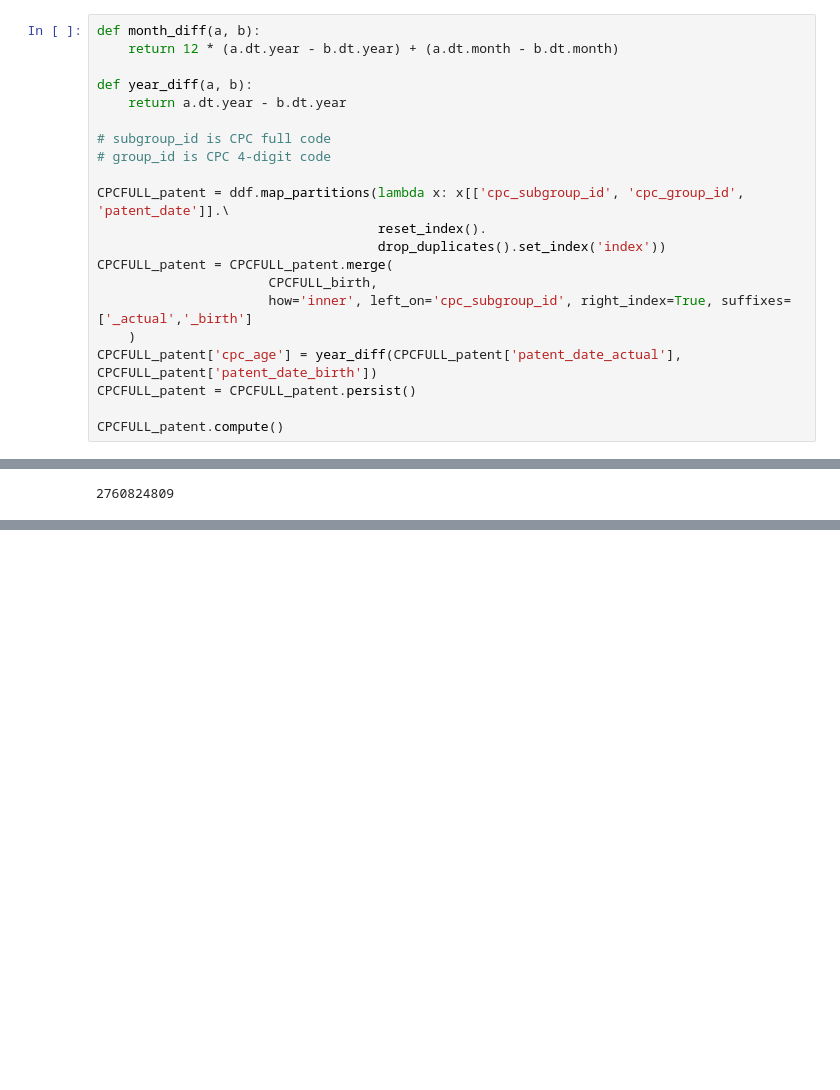
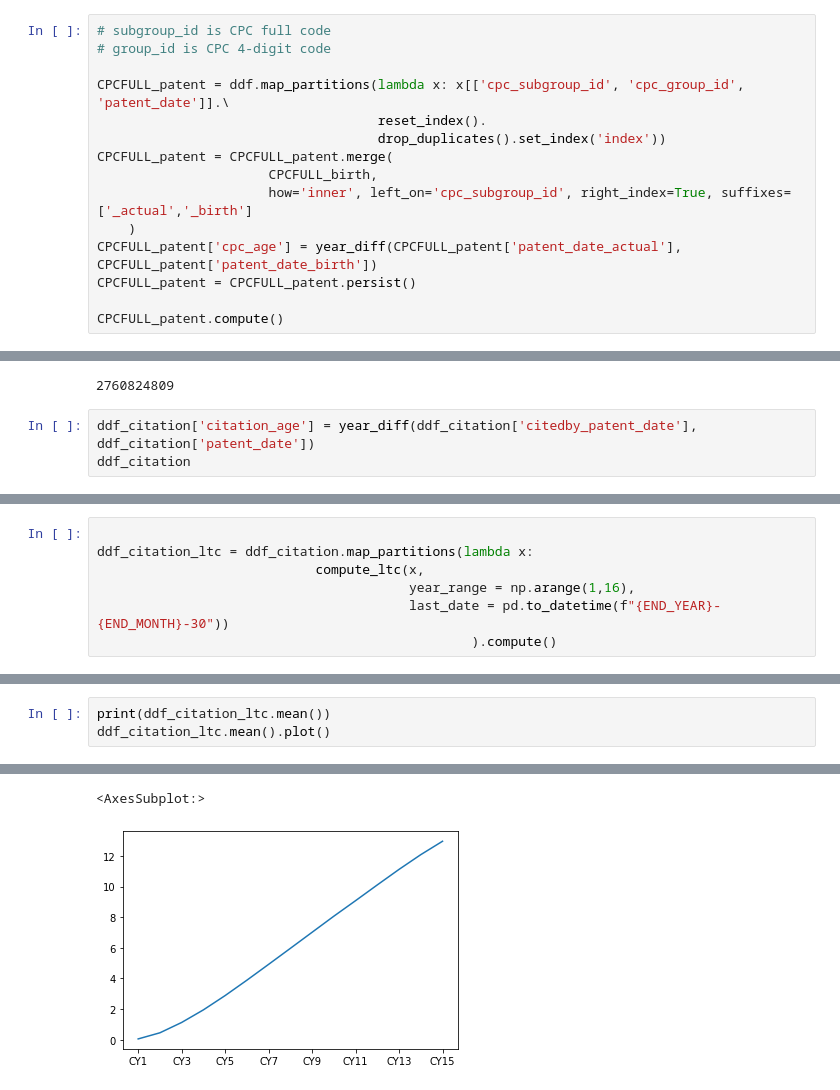
Before and after one commit to boreshkinai/patent-analysis, a Jupyter notebook: PatentsEDA-API.ipynb, the cells around one changed output, grey strips where cells are left out. Drawn from its saved outputs; the diff is of its cells as text; blank space fills up the shorter version.

```diff
--- a/PatentsEDA-API.ipynb
+++ b/PatentsEDA-API.ipynb
@@ -504,12 +514,6 @@ CPCFULL_birth
 | Y10T83/97 | 1976-01-13 |
 240753 rows × 1 columns
 # %%
-def month_diff(a, b):
-    return 12 * (a.dt.year - b.dt.year) + (a.dt.month - b.dt.month)
-
-def year_diff(a, b):
-    return a.dt.year - b.dt.year
-
 # subgroup_id is CPC full code
 # group_id is CPC 4-digit code
 
@@ -694,3 +698,6 @@ ddf_citation.head()
 len(ddf_citation)
 # %% [output]
 2760824809
+# %%
+ddf_citation['citation_age'] = year_diff(ddf_citation['citedby_patent_date'], ddf_citation['patent_date'])
+ddf_citation
@@ -696,0 +723,7 @@ len(ddf_citation)
+# %%
+
+ddf_citation_ltc = ddf_citation.map_partitions(lambda x:
+                            compute_ltc(x,
+                                        year_range = np.arange(1,16),
+                                        last_date = pd.to_datetime(f"{END_YEAR}-{END_MONTH}-30"))
+                                                ).compute()
@@ -696,0 +754,4 @@ len(ddf_citation)
+# %%
+print(ddf_citation_ltc.mean())
+ddf_citation_ltc.mean().plot()
+# %% [output]
@@ -696,0 +774,2 @@ len(ddf_citation)
+<AxesSubplot:>
+[figure, added]
```
Also changed, not shown: parts of 24 cells of this notebook.
